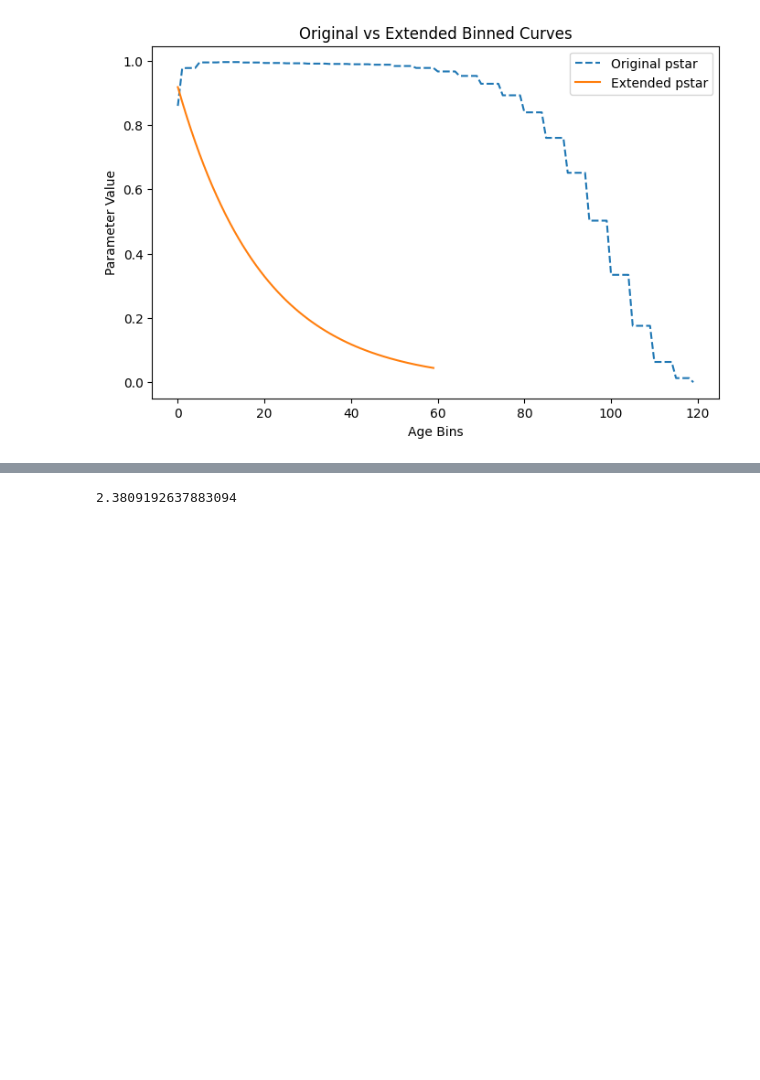
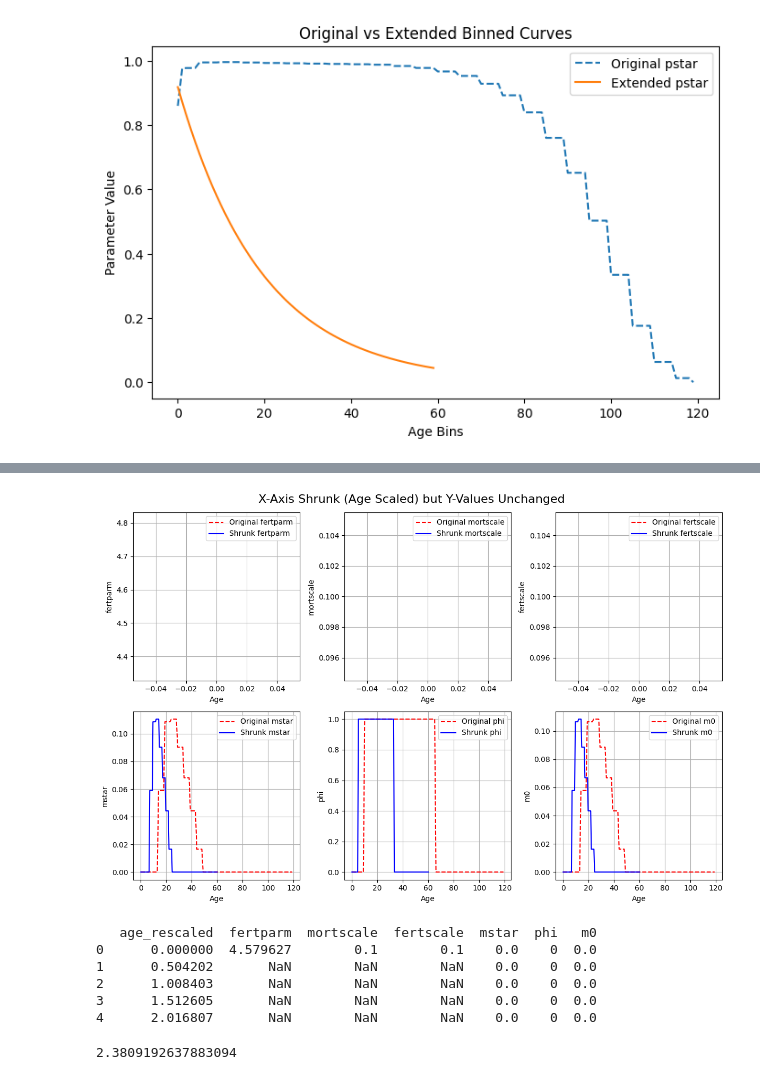
Before and after one commit to yutongliang723/CSH_ABM_2024, a Jupyter notebook: test.ipynb, the cells around one changed output, grey strips where cells are left out. Drawn from its saved outputs; the diff is of its cells as text; code cells hidden in the pictures; blank space fills up the shorter version.

```diff
--- a/test.ipynb
+++ b/test.ipynb
@@ -181,3 +132,57 @@ plt.plot(popdst)
+# %%
+import pandas as pd
+import numpy as np
+import matplotlib.pyplot as plt
+
+# Load data
+vec1 = pd.read_csv('demog_vectors.csv')
+vec1_copy = vec1.copy()
+vec1 = vec1.rename_axis('age').reset_index()
+vec1_copy = vec1_copy.rename_axis('age').reset_index()
+
+# Define new age scaling
+new_max_age = 60
+old_max_age = vec1['age'].max()
+scale_factor = new_max_age / old_max_age
+
+# Store original values
+original_age = vec1_copy['age']
+original_values = {param: vec1_copy[param] for param in ['fertparm', 'mortscale', 'fertscale', 'mstar', 'phi', 'm0']}
+
+# Shrink only the x-axis (age), keeping y-values the same
+new_ages = original_age * scale_factor
+
+# Create a new DataFrame with rescaled ages
+rescaled_df = pd.DataFrame({'age_rescaled': new_ages})
+for param in original_values.keys():
+    rescaled_df[param] = original_values[param]  # Keep y-values unchanged
+
+# Plot original vs. rescaled data
+plt.figure(figsize=(12, 8))
+
+for i, param in enumerate(original_values.keys(), 1):
+    plt.subplot(2, 3, i)
+    plt.plot(original_age, original_values[param], label=f'Original {param}', linestyle='dashed', color='red')
+    plt.plot(new_ages, original_values[param], label=f'Shrunk {param}', color='blue')
+    plt.xlabel('Age')
+    plt.ylabel(param)
+    plt.legend()
+    plt.grid(True)
+
+plt.suptitle("X-Axis Shrunk (Age Scaled) but Y-Values Unchanged", fontsize=16)
+plt.tight_layout()
+plt.show()
+
+# Display the rescaled table
+print(rescaled_df.head())  # Show first few rows
+# %% [output]
+[figure, added]
+   age_rescaled  fertparm  mortscale  fertscale  mstar  phi   m0
+0      0.000000  4.579627        0.1        0.1    0.0    0  0.0
+1      0.504202       NaN        NaN        NaN    0.0    0  0.0
+2      1.008403       NaN        NaN        NaN    0.0    0  0.0
+3      1.512605       NaN        NaN        NaN    0.0    0  0.0
+4      2.016807       NaN        NaN        NaN    0.0    0  0.0
 # %%
 vec1 = pd.read_csv('demog_vectors_scaled.csv')
 p0 = vec1.pstar.values  # survival probabilities
```
Also changed, not shown: parts of 1 cell of this notebook, 8 other files.
